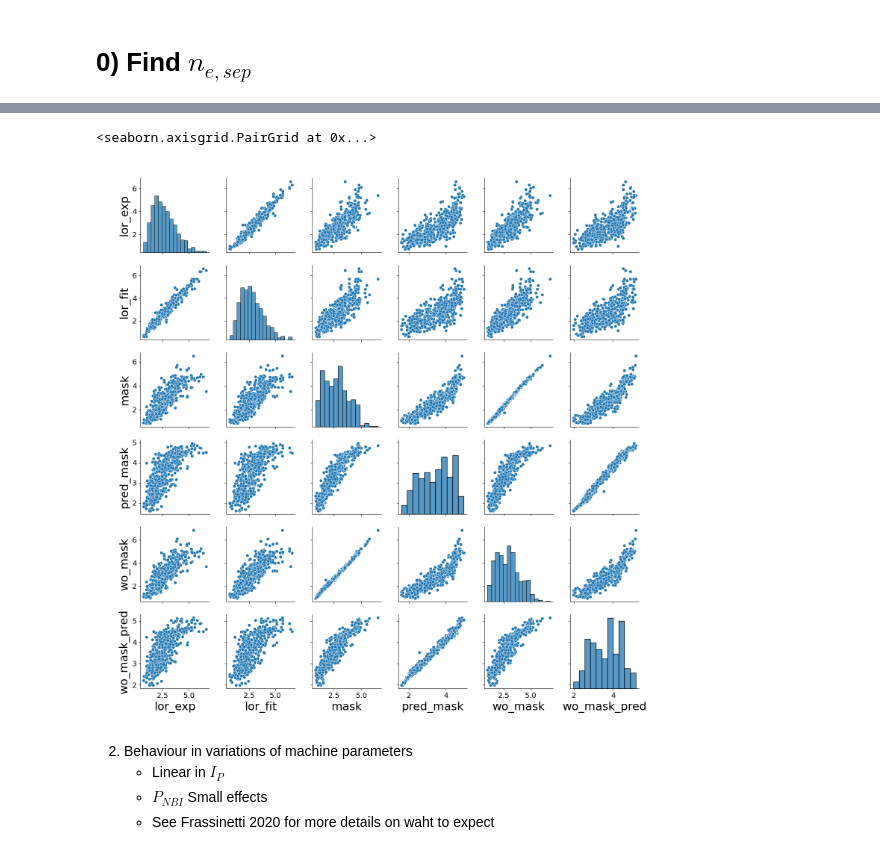
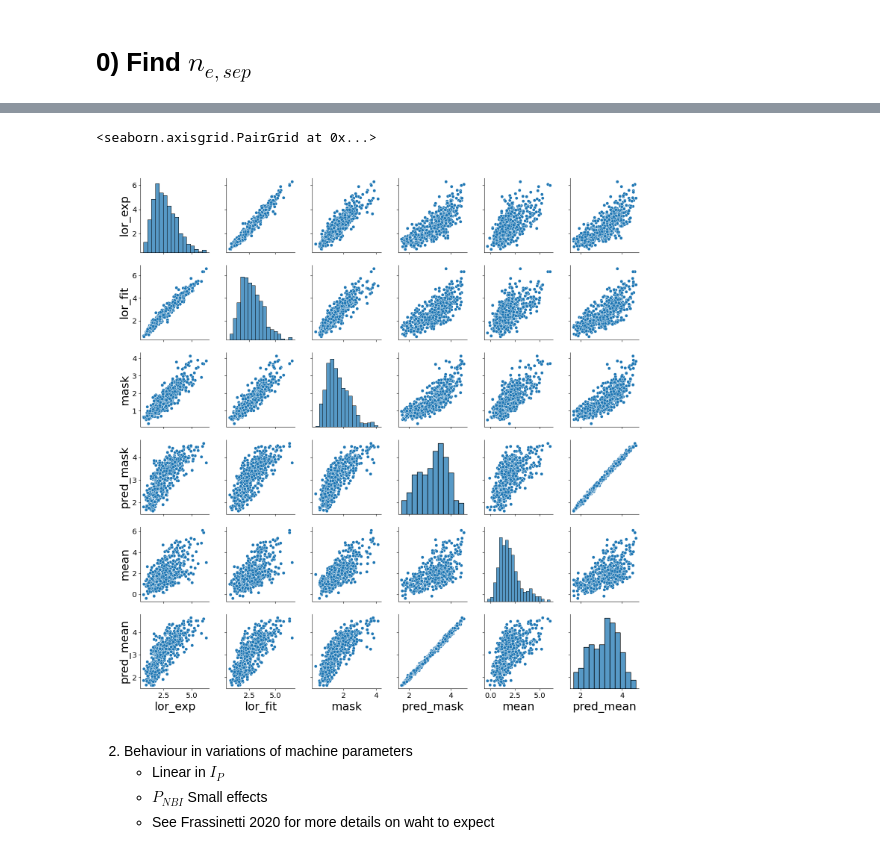
Before and after one commit to fusionby2030/moxie, a Jupyter notebook: experiments/Paper_Docs/General_Figures.ipynb, the cells around one changed output, grey strips where cells are left out. Saved outputs shown, nothing was run; the diff lists cells and outputs as text; code cells hidden in the pictures.

```diff
--- a/experiments/Paper_Docs/General_Figures.ipynb
+++ b/experiments/Paper_Docs/General_Figures.ipynb
@@ -57,11 +59,11 @@ plt.rc('figure', titlesize=BIGGER_SIZE)  # fontsize of the figure title
 %matplotlib widget
 # %%
 # Load data
-train_data, val_data, test_data = load_data(dataset_choice='SANDBOX_NO_VARIATIONS', file_loc='/home/kitadam/ENR_Sven/moxie/data/processed/pedestal_profiles_ML_READY_ak_19042022.pickle')
-(train_X, train_y, train_mask, train_radii, train_real_space_radii, train_ids), (val_X, val_y, val_mask, val_radii, val_real_space_radii, val_ids), (test_X, test_y, test_mask, test_radii, test_real_space_radii, test_ids) = train_data, val_data, test_data
+train_data, val_data, test_data = load_data(dataset_choice='SANDBOX_NO_VARIATIONS', file_loc='/home/adam/ENR_Sven/moxie/data/processed/pedestal_profiles_ML_READY_ak_4052022_uncerts.pickle')
+(train_X, train_y, train_mask, train_radii, train_real_space_radii, train_ids, train_uncert), (val_X, val_y, val_mask, val_radii, val_real_space_radii, val_ids, val_uncert), (test_X, test_y, test_mask, test_radii, test_real_space_radii, test_ids, test_uncert) = train_data, val_data, test_data
 
 machine_param_order = ['Q95', 'RGEO', 'CR0', 'VOLM', 'TRIU', 'TRIL', 'ELON', 'POHM', 'IPLA', 'BVAC', 'NBI', 'ICRH', 'ELER']
-JET_PDB = pd.read_csv('/home/kitadam/ENR_Sven/moxie/data/processed/jet-pedestal-database.csv')
+JET_PDB = pd.read_csv('/home/adam/ENR_Sven/moxie/data/raw/jet-pedestal-database.csv')
 PULSE_DF_SANDBOX = JET_PDB[(JET_PDB['FLAG:HRTSdatavalidated'] > 0) & (JET_PDB['shot'] > 80000) & (JET_PDB['Atomicnumberofseededimpurity'].isin([0, 7])) & (JET_PDB['FLAG:DEUTERIUM'] == 1.0) & (JET_PDB['FLAG:Kicks'] == 0.0) & (JET_PDB['FLAG:RMP'] == 0.0) & (JET_PDB['FLAG:pellets'] == 0.0)]
 relevant_columns = ['shot', 'nepedheight10^19(m^-3)','Tepedheight(keV)', 'B(T)','Ip(MA)', 'q95',  'R(m)', 'a(m)','gasflowrateofmainspecies10^22(e/s)',  'P_TOT=PNBI+Pohm+PICRH-Pshi(MW)', 'P_ICRH(MW)', 'P_NBI(MW)','plasmavolume(m^3)', 'averagetriangularity', 'divertorconfiguration', 'FLAG:Seeding', 'FLAG:Kicks',
  'FLAG:RMP',
@@ -75,11 +77,11 @@ model_hyperparams_physics = {'in_ch': 2, 'out_length':19,
                     'alpha_mach': 1.0, 'alpha_prof': 20.0,  # 212, 306, 26, 295, 263, 336] 	[485, 499, 352, 432]
                     'start_sup_time': 1000,
                     'physics': False, 'gamma_stored_energy': 1.0, 'gamma_bpol': 1.0, 'gamma_beta': 1.0,
-                    'mp_hdims_aux': [64, 128], 'mp_hdims_cond':[64, 32], # 'mp_hdims_aux': [263, 469, 284], 'mp_hdims_cond':[20, 136, 54, 205, 154, 408], # 'mp_hdims_cond': [397, 369, 29, 113, 284], 'mp_hdims_aux': [122, 398, 463, 354, 399],
+                    'mp_hdims_aux': [64, 32], 'mp_hdims_cond':[64, 32], # 'mp_hdims_aux': [263, 469, 284], 'mp_hdims_cond':[20, 136, 54, 205, 154, 408], # 'mp_hdims_cond': [397, 369, 29, 113, 284], 'mp_hdims_aux': [122, 398, 463, 354, 399],
                     'hidden_dims': [2, 4], 'loss_type': 'semi-supervised',}
 model_physics = DIVAMODEL(**model_hyperparams_physics)
-model_name_physics = 'modelstatedict_SECULAR_semi-supervised-cutoffLOSS_9MD_3SD_0BMUN_15.0BMSUP_5.0BS_500AM_379AP_50EP'
-# model_name = 'modelstatedict_SCHEDULER_PHYSICS_10MD_3SD_0BMUN_0.0BMSUP_2.403BS_11AM_356AP_100EP_0.6GAMMA' # prior [485, 499, 352, 432], cond [212, 306, 26, 295, 263, 336], LD 10,
+model_name_physics = 'modelstatedict_SECULAR_semi-supervised-cutoffLOSS_9MD_3SD_0BMUN_15.0BMSUP_5.0BS_500AM_379AP_50EP' # Helsinki desktop example
+model_name_physics = 'modelstatedict_SCHEDULER_PHYSICS_9MD_3SD_0BMUN_10.0BMSUP_1.5BS_500AM_960AP_50EP_100.0GAMMA' # Home Laptop Example
 state_dict = torch.load('../Find_optimal_model/model_results/{}.pth'.format(model_name_physics))
 model_physics.load_state_dict(state_dict['model'])
 
@@ -140,3 +162,23 @@ all_pulse_idxs = [[index for index in range(len(all_pulse_order)) if all_pulse_o
+# %%
+def conditional_inference_simple_mean(PULSE, model=None):
+    X, PSI, MASK, ID, MPS, _, UNCERT = PULSE
+    X[:, 0] = standardize(X[:, 0], D_norm, D_var)
+    X[:, 1] = standardize(X[:, 1], T_norm, T_var)
+    MPS = standardize(MPS, MP_norm, MP_var)
+    with torch.no_grad():
+        cond_mu, cond_var =  model.p_zmachx(MPS)
+        z_mach = model.reparameterize(cond_mu, cond_var)
+        mu_stoch, log_var_stoch, mu_mach, log_var_mach = model.q_zy(X)
+        z_stoch = mu_stoch
+        z_mach = cond_mu
+        z_conditional = torch.cat((z_stoch, z_mach), 1)
+        out_profs_cond = model.p_yhatz(z_conditional)
+    out_profs_cond[:, 0] = de_standardize(out_profs_cond[:, 0], D_norm, D_var)
+    out_profs_cond[:, 1] = de_standardize(out_profs_cond[:, 1], T_norm, T_var)
+    MPS = de_standardize(MPS, MP_norm, MP_var)
+    X[:, 0] = de_standardize(X[:, 0], D_norm, D_var)
+    X[:, 1] = de_standardize(X[:, 1], T_norm, T_var)
+    return out_profs_cond
 # %% [markdown]
 # 1) Compare with JET PDB
 # %%
@@ -592,7 +647,9 @@ with warnings.catch_warnings():
 plt.close('all')
 # [lor_exp, lor_fit, nesep_mask, nesep_pred_mask, nesep_wo_mask, nesep_wo_mask_pred]
 
-names_list = ['lor_exp', 'lor_fit', 'mask', 'pred_mask', 'wo_mask', 'wo_mask_pred']
+names_list = ['lor_exp', 'lor_fit', 'mask', 'pred_mask', 'mean', 'pred_mean']
 df_train = pd.DataFrame.from_dict(dict(zip(names_list, neseps_training)))
+df_val = pd.DataFrame.from_dict(dict(zip(names_list, val_neseps)))
+df_test = pd.DataFrame.from_dict(dict(zip(names_list, test_neseps)))
 import seaborn as sns
 # plot_results_nesep(neseps_training, val_neseps, test_neseps)
@@ -599,10 +686,10 @@ import seaborn as sns
 # %%
-g = sns.PairGrid(df_train)
+g = sns.PairGrid(df_train, )
 g.map_diag(sns.histplot)
 g.map_offdiag(sns.scatterplot)
 # %% [output]
 <seaborn.axisgrid.PairGrid at 0x...>
-[figure, old version]
+[figure, new version]
 # %% [markdown]
 2. Behaviour in variations of machine parameters
     - Linear in $I_P$
```
Also changed, not shown: parts of 8 cells of this notebook, 8 other files.
